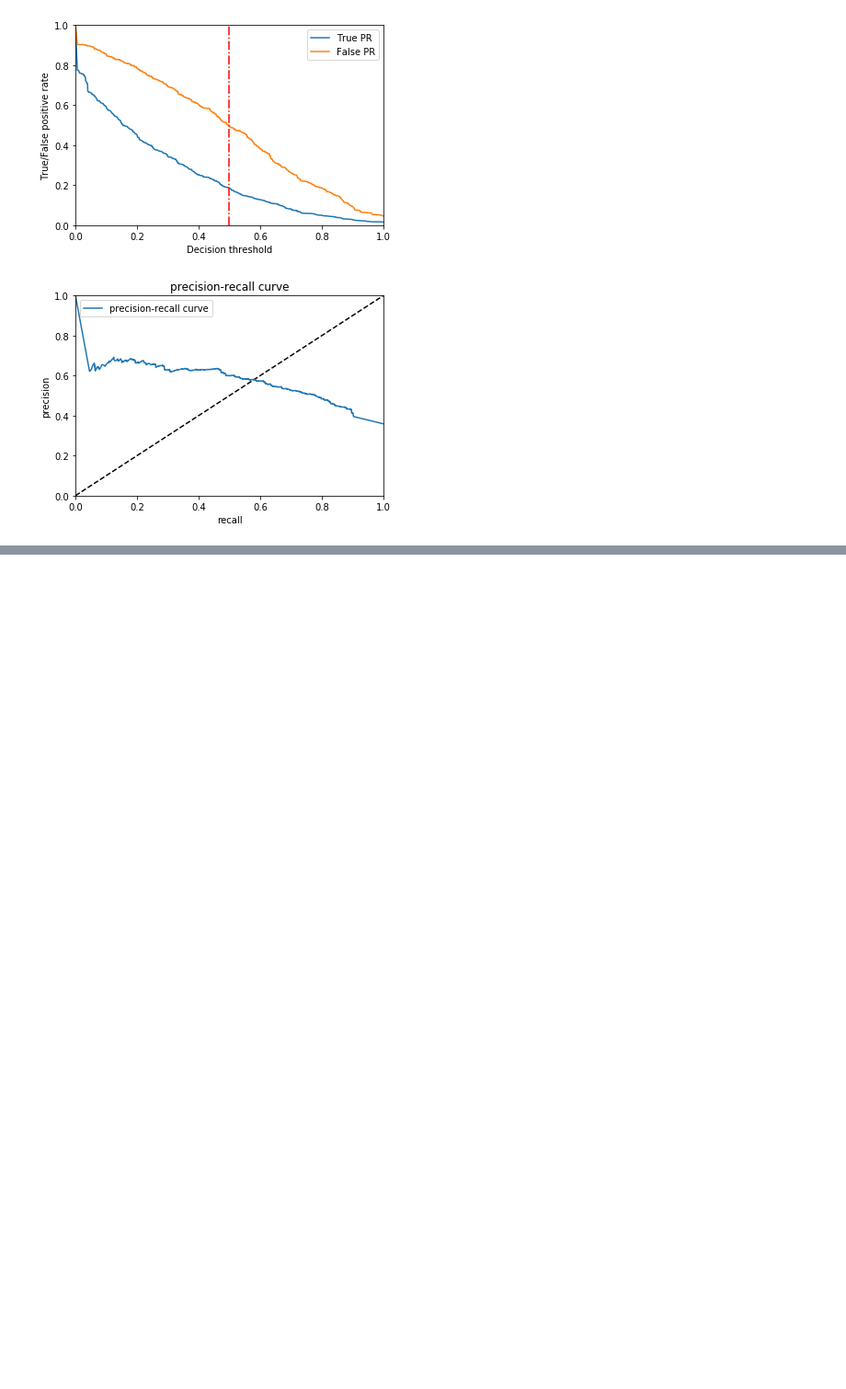
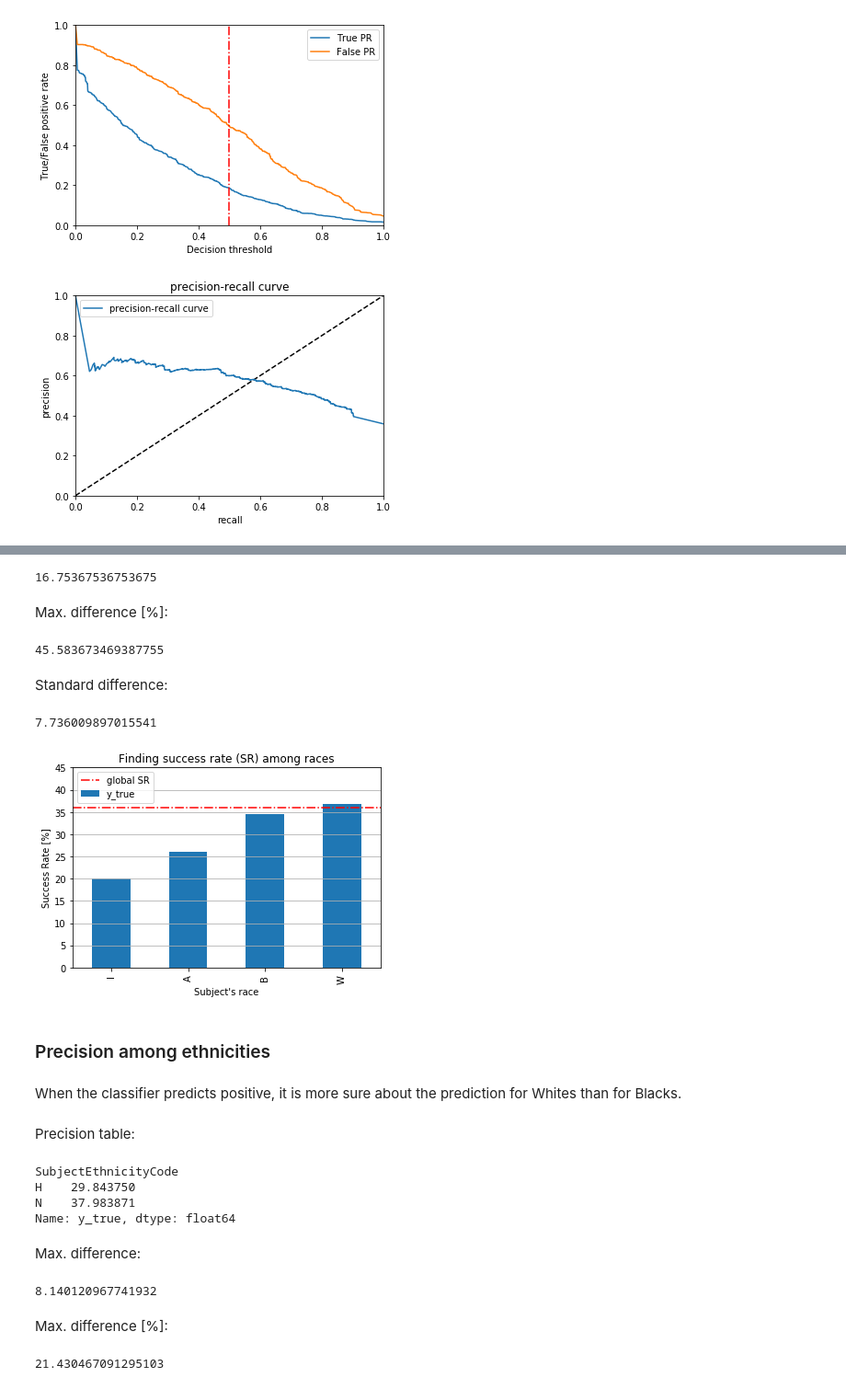
Before and after one commit to jnpicao/LDSSA-batch3-workspace, a Jupyter notebook: Capstone/heroku_model_results_assessment.ipynb, the cells around one changed output, grey strips where cells are left out. Shown at 92% size. Cells and saved outputs as stored; diff of their text form; code cells hidden in the pictures; blank space fills up the shorter version.

```diff
--- a/Capstone/heroku_model_results_assessment.ipynb
+++ b/Capstone/heroku_model_results_assessment.ipynb
@@ -136,0 +170,8 @@ accuracy
+# %%
+TN2 = 0
+TP2 = y_true.sum()
+FN2 = 0
+FP2 = (y_true==0).sum()
+# %%
+precision2 = TP2/(TP2+FP2)
+precision2
@@ -195,0 +482,60 @@ plt.show()
+# %%
+(df_obs_classes.groupby('SubjectRaceCode').y_true.mean().max() - df_obs_classes.groupby('SubjectRaceCode').y_true.mean().min())*100
+# %% [output]
+16.75367536753675
+# %% [markdown]
+Max. difference [%]:
+# %%
+(1 - df_obs_classes.groupby('SubjectRaceCode').y_true.mean().min() / df_obs_classes.groupby('SubjectRaceCode').y_true.mean().max())*100
+# %% [output]
+45.583673469387755
+# %% [markdown]
+Standard difference:
+# %%
+df_obs_classes.groupby('SubjectRaceCode').y_true.mean().apply(lambda x: x*100).std()
+# %% [output]
+7.736009897015541
+# %%
+(df_obs_classes.groupby('SubjectRaceCode')
+                                              .y_true.mean().apply(lambda x: x*100).sort_values()
+                                              .to_frame().plot.bar(label=''))
+
+plt.axhline(y=precision2*100, color='r', linestyle='-.', label='global SR')
+
+plt.title('Finding success rate (SR) among races')
+plt.xlabel("Subject's race")
+plt.ylabel("Success Rate [%]")
+
+plt.ylim(0,45)
+
+plt.legend(loc='upper left')
+plt.grid(axis='y')
+
+#plt.savefig(os.path.join('plots', 'discrimination_race_SR.png'));
+# %% [output]
+[figure, added]
+# %% [markdown]
+### Precision among ethnicities
+# %% [markdown]
+When the classifier predicts positive, it is more sure about the prediction for Whites than for Blacks.
+# %% [markdown]
+Precision table:
+# %%
+df_obs_classes.groupby('SubjectEthnicityCode').y_true.mean().apply(lambda x: x*100)
+# %% [output]
+SubjectEthnicityCode
+H    29.843750
+N    37.983871
+Name: y_true, dtype: float64
+# %% [markdown]
+Max. difference:
+# %%
+(df_obs_classes.groupby('SubjectEthnicityCode').y_true.mean().max() - df_obs_classes.groupby('SubjectEthnicityCode').y_true.mean().min())*100
+# %% [output]
+8.140120967741932
+# %% [markdown]
+Max. difference [%]:
+# %%
+(1 - df_obs_classes.groupby('SubjectEthnicityCode').y_true.mean().min() / df_obs_classes.groupby('SubjectEthnicityCode').y_true.mean().max())*100
+# %% [output]
+21.430467091295103
```
Also changed, not shown: parts of 80 cells of this notebook.
